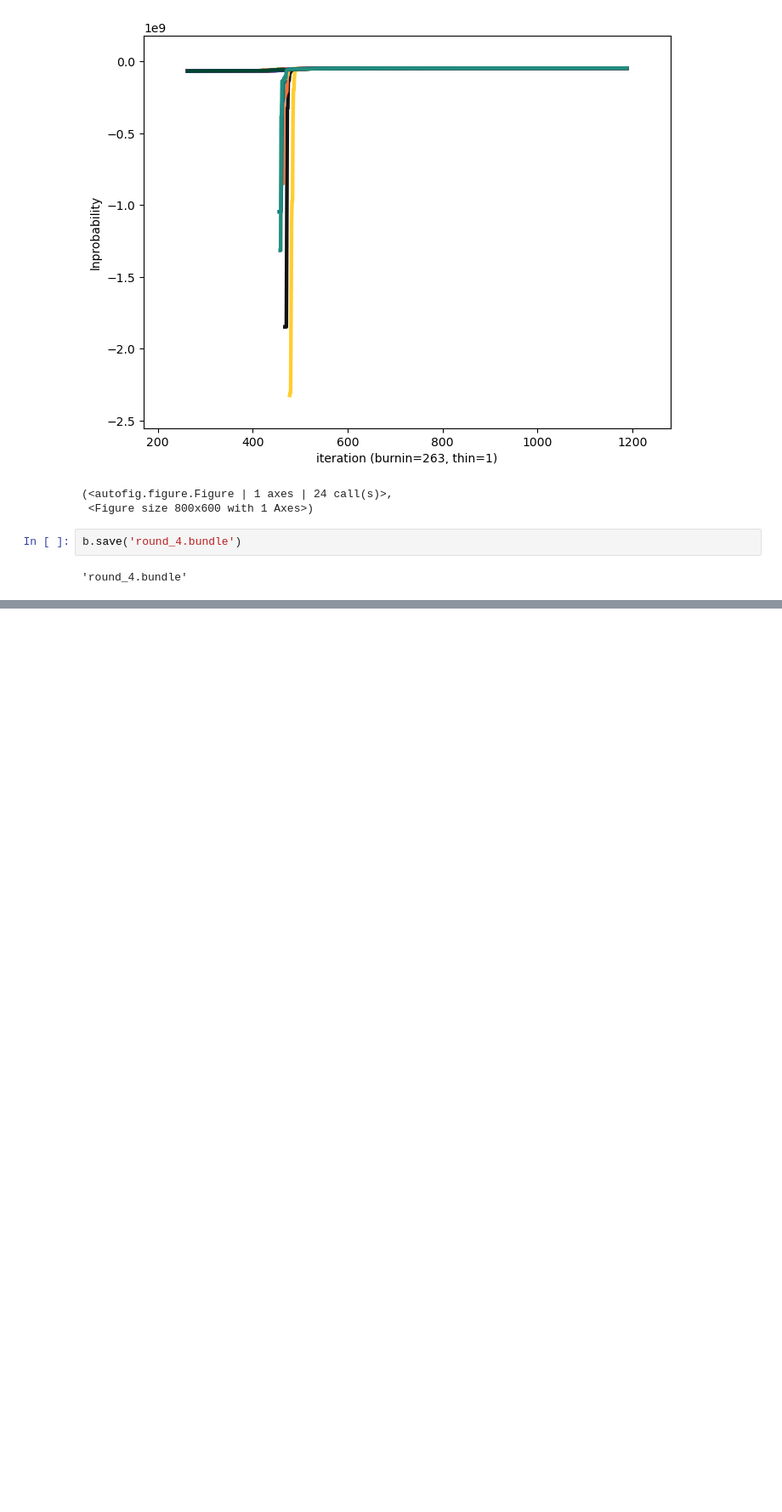
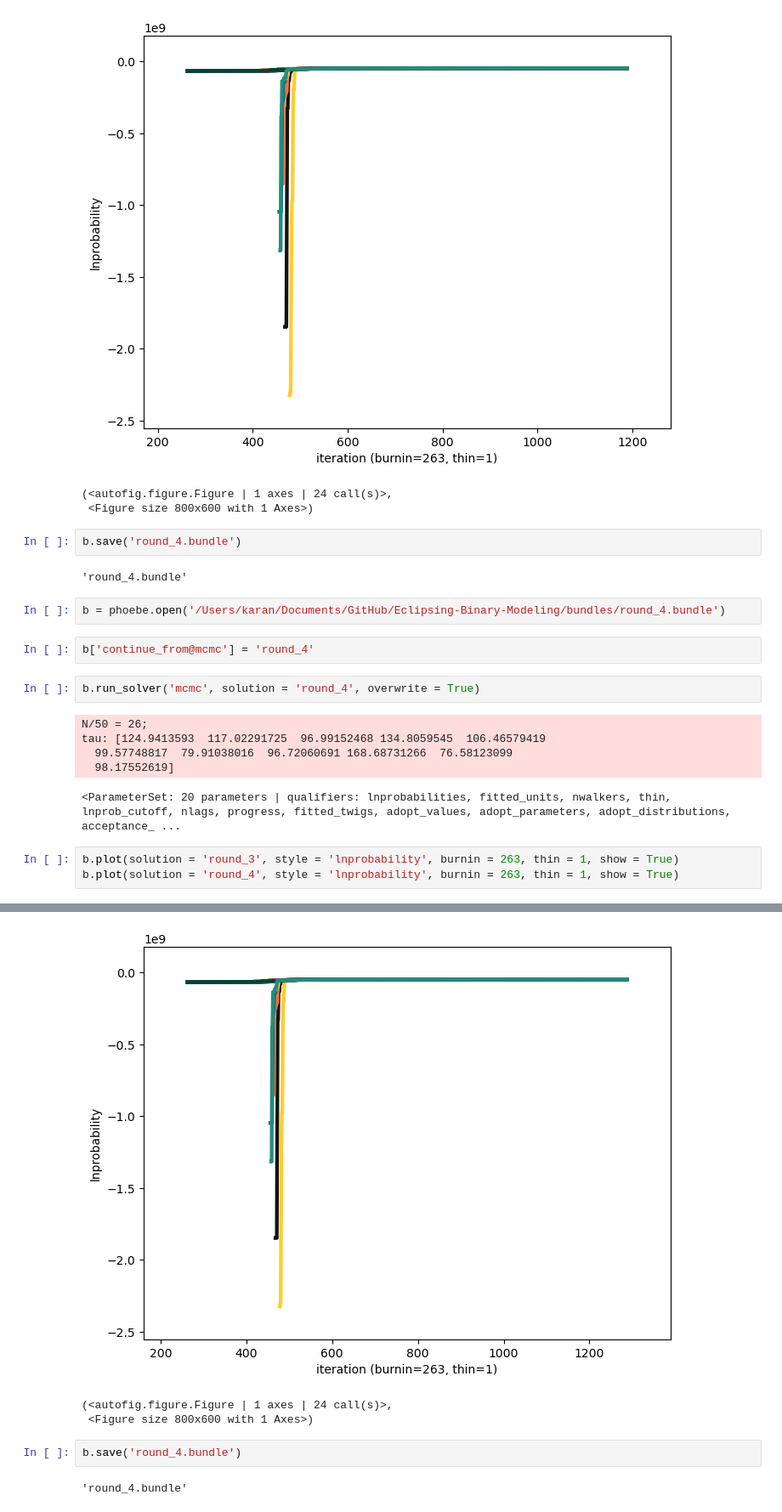
Before and after one commit to karanbt/EB-Modeling, a Jupyter notebook: 04.5-mcmc-continued.ipynb, the cells around one changed output, grey strips where cells are left out. Shown at 85% size. Saved outputs shown, nothing was run; the diff lists cells and outputs as text; blank space fills up the shorter version.

Commit message:
mcmc

```diff
--- a/04.5-mcmc-continued.ipynb
+++ b/04.5-mcmc-continued.ipynb
@@ -165,3 +165,19 @@ b.plot(solution = 'round_4', style = 'lnprobability', burnin = 263, thin = 1, sh
 b.save('round_4.bundle')
 # %% [output]
 'round_4.bundle'
+# %%
+b = phoebe.open('/Users/karan/Documents/GitHub/Eclipsing-Binary-Modeling/bundles/round_4.bundle')
+# %%
+b['continue_from@mcmc'] = 'round_4'
+# %%
+b.run_solver('mcmc', solution = 'round_4', overwrite = True)
+# %% [output]
+N/50 = 26;
+tau: [124.9413593  117.02291725  96.99152468 134.8059545  106.46579419
+  99.57748817  79.91038016  96.72060691 168.68731266  76.58123099
+  98.17552619]
+<ParameterSet: 20 parameters | qualifiers: lnprobabilities, fitted_units, nwalkers, thin, lnprob_cutoff, nlags, progress, fitted_twigs, adopt_values, adopt_parameters, adopt_distributions, acceptance_ ...
+# %%
+b.plot(solution = 'round_3', style = 'lnprobability', burnin = 263, thin = 1, show = True)
+b.plot(solution = 'round_4', style = 'lnprobability', burnin = 263, thin = 1, show = True)
+# %% [output]
@@ -167,0 +185,7 @@ b.save('round_4.bundle')
+[figure, added]
+(<autofig.figure.Figure | 1 axes | 24 call(s)>,
+ <Figure size 800x600 with 1 Axes>)
+# %%
+b.save('round_4.bundle')
+# %% [output]
+'round_4.bundle'
```
Also changed, not shown: parts of 1 cell of this notebook, 2 other files.
